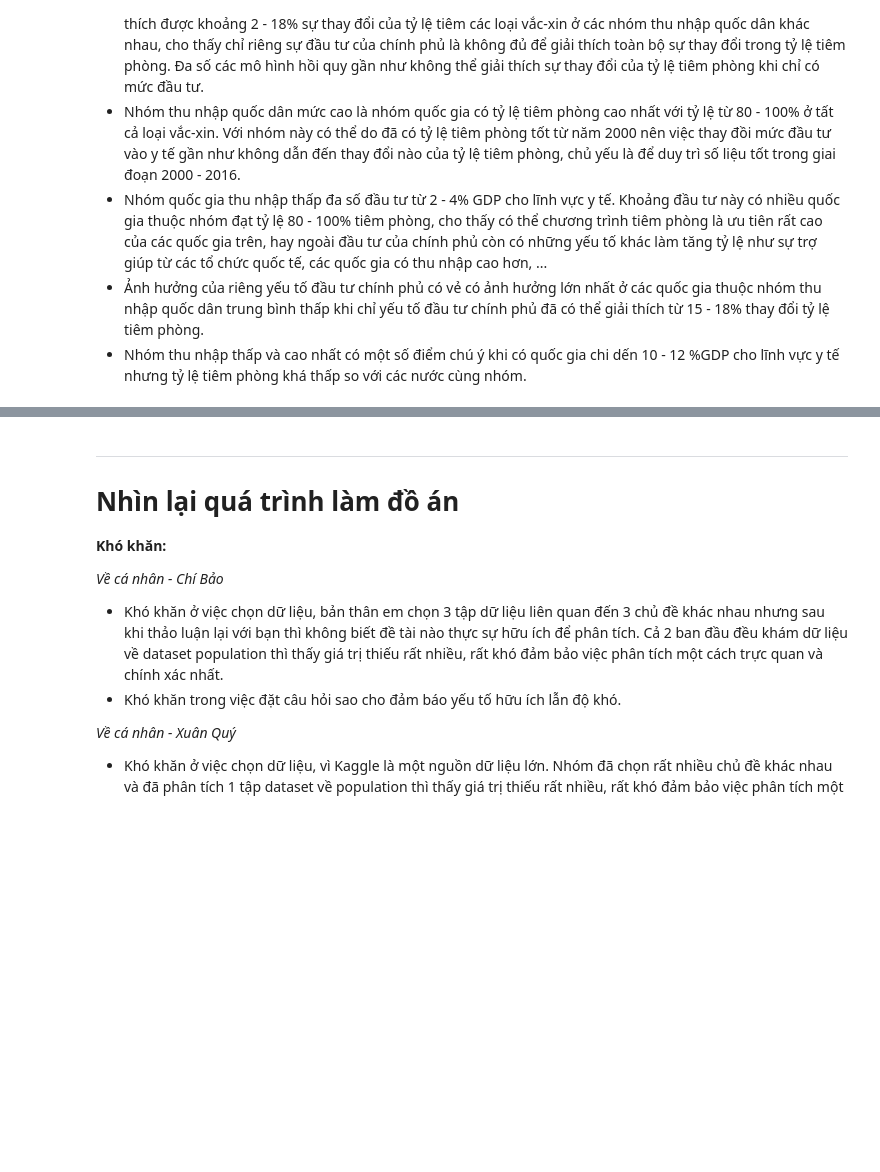
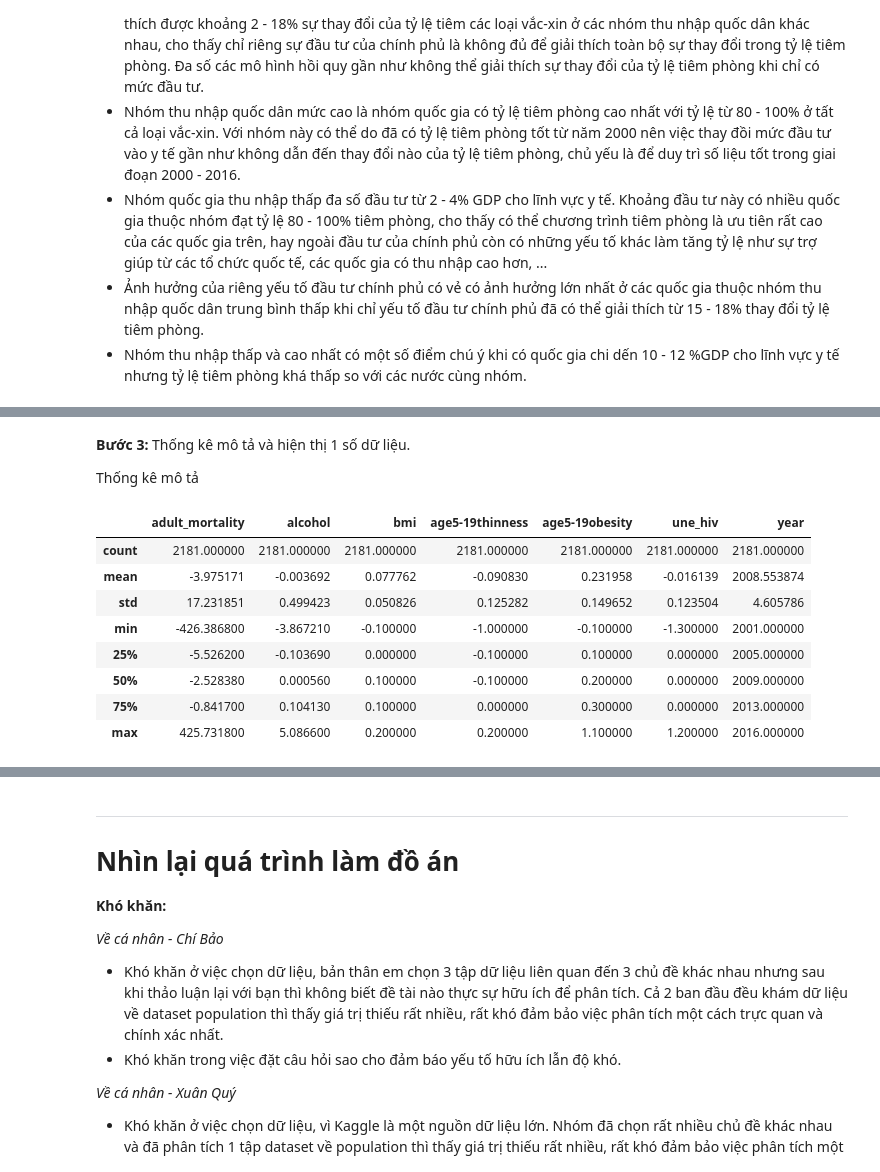
Before and after one commit to XQuyTran/Final_Project_LTKHDL, a Jupyter notebook: Final_file.ipynb, the cells around one changed output, grey strips where cells are left out. Saved outputs shown, nothing was run; the diff lists cells and outputs as text; code cells hidden in the pictures; blank space fills up the shorter version.

```diff
--- a/Final_file.ipynb
+++ b/Final_file.ipynb
@@ -1538,0 +1602,16 @@ regress_result_df.rename(columns={'const':'intercept','gghe-d':'slope'})
+# %% [markdown]
+**Bước 3:** Thống kê mô tả và hiện thị 1 số dữ liệu.
+
+Thống kê mô tả
+# %%
+mature_pop_attr_diff.describe()
+# %% [output]
+|  | adult_mortality | alcohol | bmi | age5-19thinness | age5-19obesity | une_hiv | year |
+| count | 2181.000000 | 2181.000000 | 2181.000000 | 2181.000000 | 2181.000000 | 2181.000000 | 2181.000000 |
+| mean | -3.975171 | -0.003692 | 0.077762 | -0.090830 | 0.231958 | -0.016139 | 2008.553874 |
+| std | 17.231851 | 0.499423 | 0.050826 | 0.125282 | 0.149652 | 0.123504 | 4.605786 |
+| min | -426.386800 | -3.867210 | -0.100000 | -1.000000 | -0.100000 | -1.300000 | 2001.000000 |
+| 25% | -5.526200 | -0.103690 | 0.000000 | -0.100000 | 0.100000 | 0.000000 | 2005.000000 |
+| 50% | -2.528380 | 0.000560 | 0.100000 | -0.100000 | 0.200000 | 0.000000 | 2009.000000 |
+| 75% | -0.841700 | 0.104130 | 0.100000 | 0.000000 | 0.300000 | 0.000000 | 2013.000000 |
+| max | 425.731800 | 5.086600 | 0.200000 | 0.200000 | 1.100000 | 1.200000 | 2016.000000 |
```
Also changed, not shown: parts of 11 cells of this notebook.
